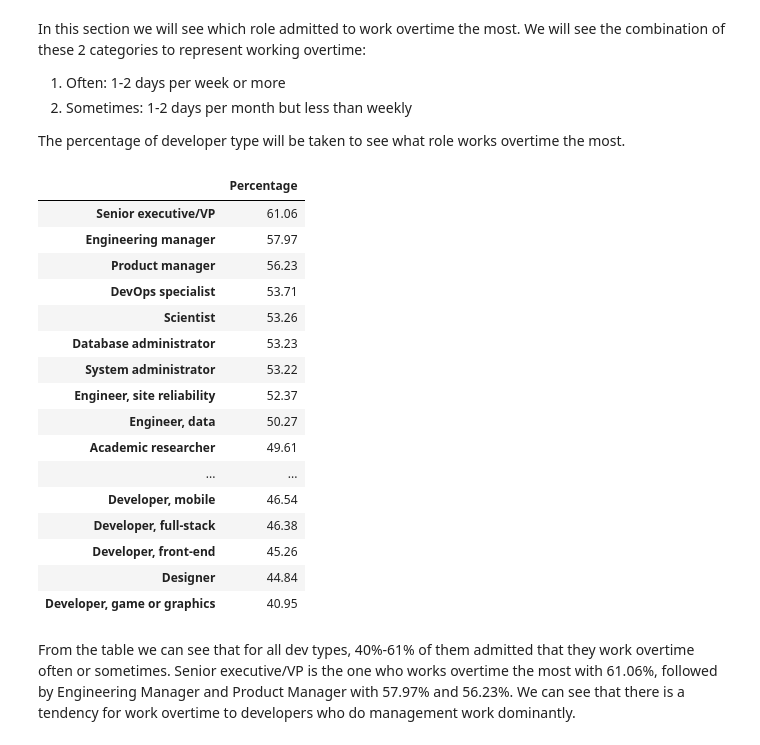
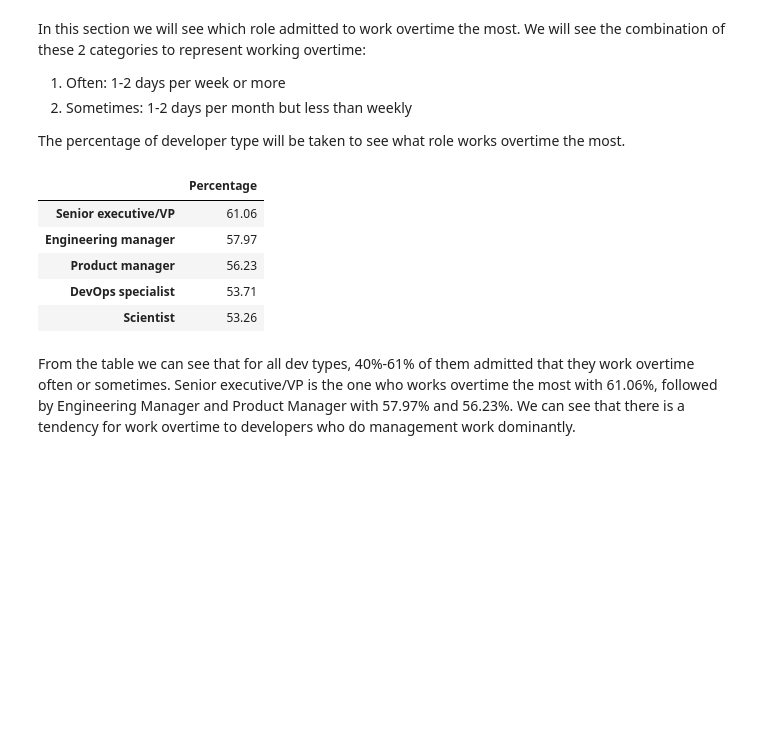
Before and after one commit to eka-pramudita/stackoverflow-survey-2020, a Jupyter notebook: Work-Overtime.ipynb, the cells around one changed output. Cells and saved outputs as stored; diff of their text form; code cells hidden in the pictures; blank space fills up the shorter version.

```diff
--- a/Work-Overtime.ipynb
+++ b/Work-Overtime.ipynb
@@ -109,25 +109,14 @@ total = df_2020['DevType'].str.split(';', expand=True).stack().value_counts()
 # %%
 dev_type_overtime = pd.DataFrame(round((often + sometimes) / total * 100,2))
 dev_type_overtime.columns = ['Percentage']
-dev_type_overtime.sort_values(by='Percentage', ascending=False)
+dev_type_overtime.sort_values(by='Percentage', ascending=False).head(5)
 # %% [output]
 |  | Percentage |
 | Senior executive/VP | 61.06 |
 | Engineering manager | 57.97 |
 | Product manager | 56.23 |
 | DevOps specialist | 53.71 |
 | Scientist | 53.26 |
-| Database administrator | 53.23 |
-| System administrator | 53.22 |
-| Engineer, site reliability | 52.37 |
-| Engineer, data | 50.27 |
-| Academic researcher | 49.61 |
-| ... | ... |
-| Developer, mobile | 46.54 |
-| Developer, full-stack | 46.38 |
-| Developer, front-end | 45.26 |
-| Designer | 44.84 |
-| Developer, game or graphics | 40.95 |
 # %% [markdown]
 From the table we can see that for all dev types, 40%-61% of them admitted that they work overtime often or sometimes. Senior executive/VP is the one who works overtime the most with 61.06%, followed by Engineering Manager and Product Manager with 57.97% and 56.23%. We can see that there is a tendency for work overtime to developers who do management work dominantly.
 # %% [markdown]
```
